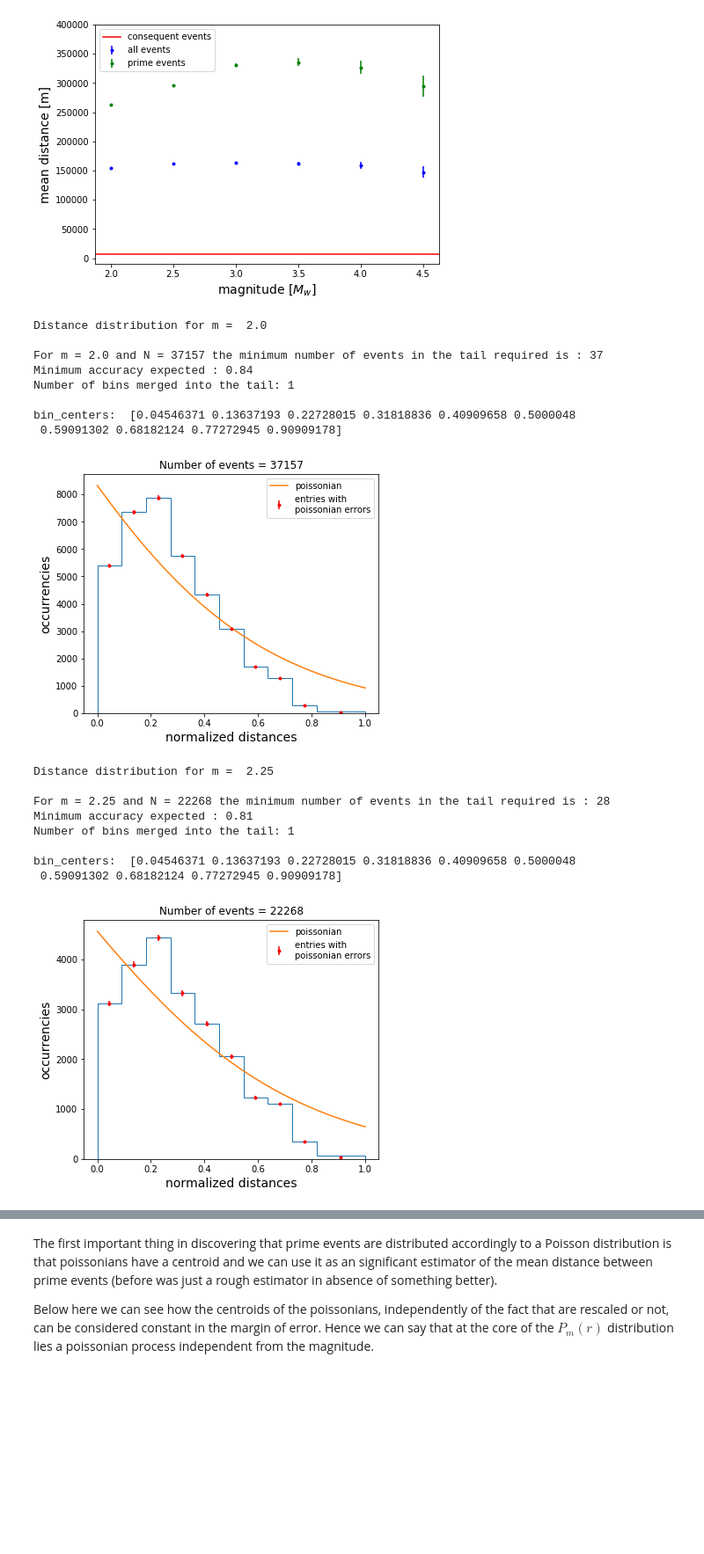
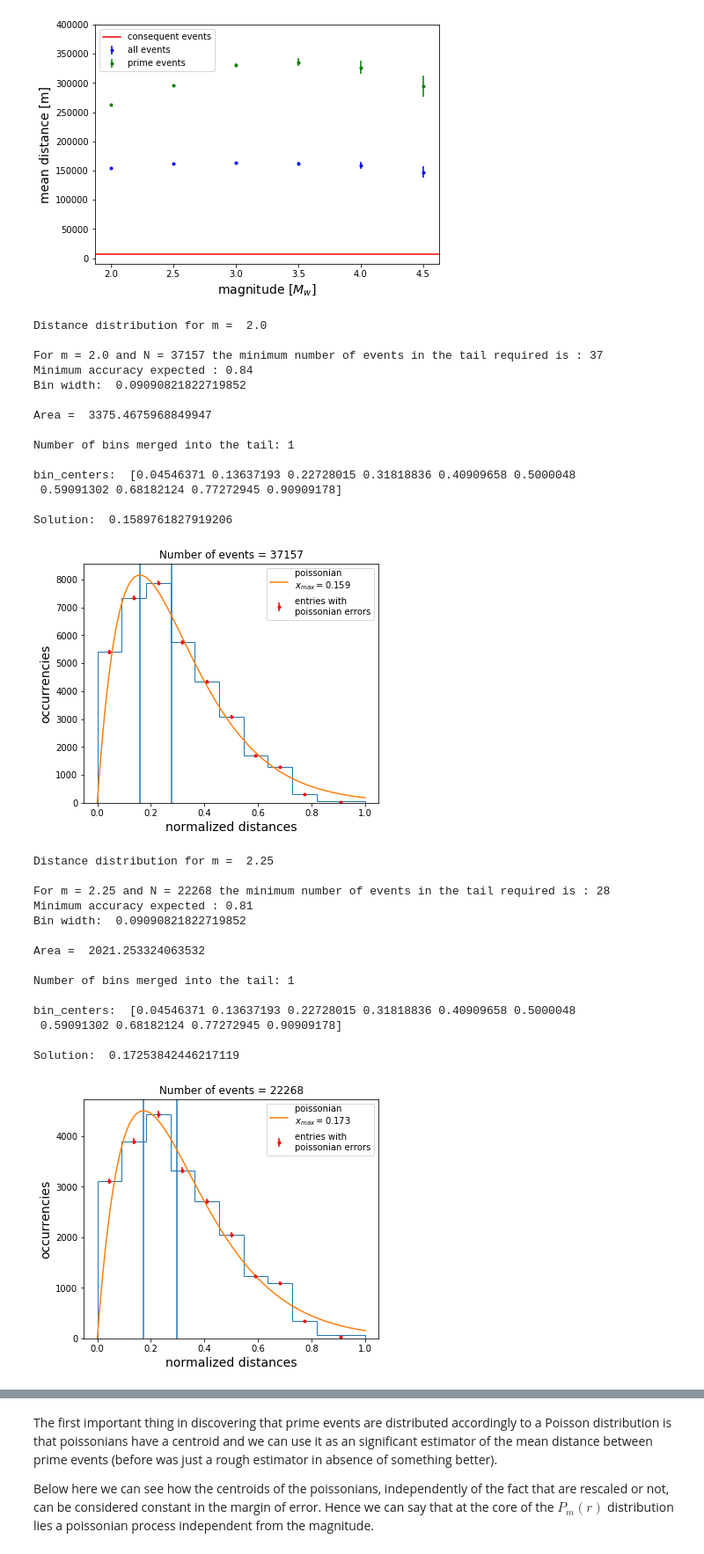
Before and after one commit to mango915/Earthquakes, a Jupyter notebook: nico.ipynb, the cells around one changed output, grey strips where cells are left out. Shown at 88% size. Cells and saved outputs as stored; diff of their text form; code cells hidden in the pictures; blank space fills up the shorter version.

```diff
--- a/nico.ipynb
+++ b/nico.ipynb
@@ -889,14 +920,22 @@ plt.show()
 # %% [output]
 Mean distance between consequent events: 7467 m
 [figure]
+# %%
+def poissonian3(x, A=1, l = 1):
+    from scipy.special import gamma
+    return A*np.float_power(l,x)/gamma(x)*np.exp(-l)
+
+def minus_poissonian3(x, A=1, l = 1):
+    from scipy.special import gamma
+    return -A*np.float_power(l,x)/gamma(x)*np.exp(-l)
 # %%
-def plot_Pm_r_poisson2(m, df):
+def plot_Pm_r_poisson(m, df):
     print('\nDistance distribution for m = ', m, '\n')
     dfm = df[df['magnitude'] > m]
     X = np.array(dfm[['x','y','z']])
     r = np.linalg.norm(X[1:]-X[:-1], axis = 1)
     r_norm = r/r.max()
-
+    #r.astype(int)
 
     # computing suitable sizes of bins
     original_bin_number, bins = select_bin_number_mod(r_norm, m=m, min_nbin = 10)
@@ -908,30 +947,36 @@ def plot_Pm_r_poisson2(m, df):
     n_tailed, bin_extremes, _  = ax1.hist(r_norm, bins = bins, histtype = 'step')
 
     bin_centers = (bin_extremes[:-1] + bin_extremes[1:])/2
-
+    delta_bin = bin_centers[1]-bin_centers[0]
+    print('Bin width: ', delta_bin, '\n')
     # rescaling the tail entries with the number of bins merged into the tail
     # -> it's not fair, the rescaling should depend on the distribution expected
     n = np.concatenate((n_tailed[:-1], n_tailed[-1:]/(original_bin_number+1-bin_number)))
 
+    area = n[:-1].sum()*delta_bin + n[-1]*delta_bin * (original_bin_number-bin_number)
+    print('Area = ', area, '\n')
     sigma_n = np.sqrt(n)
     ax1.errorbar(bin_centers, n, sigma_n, fmt = 'r.', label = 'entries with \npoissonian errors')
     ax1.set_xlabel('normalized distances', fontsize = 14)
     ax1.set_ylabel('occurrencies', fontsize = 14)
-    ax1.set_title('Number of events = {}'.format(len(r_norm)))
+    ax1.set_title('Number of events = {}'.format(len(r)))
 
     print('Number of bins merged into the tail: {}'.format(original_bin_number - bin_number), '\n')
 
     #params1, cov1 = optimize.curve_fit(poissonian, bin_centers, n, p0 = [n[0],0.3, 10])
-    params1, cov1 = optimize.curve_fit(poissonian2, bin_centers, n, p0 = [n.sum(),0.3, 10])
-    #[A,l] = params1
-    [A,l,x0] = params1
-    l_err = np.sqrt(np.diag(cov1)[1])
+    print('bin_centers: ', bin_centers, '\n')
+    params1, cov1 = optimize.curve_fit(poissonian3, bin_centers, n, p0 = [n[0], 0.3])
+    [A,l] = params1
 
+    solution = optimize.minimize_scalar(minus_poissonian3, args=(params1[0],params1[1],))
+    print('Solution: ', solution.x, '\n')
+    ax1.axvline(solution.x)
+    ax1.axvline(r.mean()/r.max())
     x_axis = np.linspace(bin_extremes[0], bin_extremes[-1],100)
-    #ax1.plot(x_axis, poissonian(x_axis,*params1), label = 'poissonian')
-    ax1.plot(x_axis, poissonian2(x_axis,*params1), label = 'poissonian \n $\lambda$ = %.2f \n $x_0 = %.2f$'%(l,x0))
+    ax1.plot(x_axis, poissonian3(x_axis,*params1), label = 'poissonian \n$x_{max} = %.3f $'%(solution.x))
+    #ax1.plot(x_axis, n.sum()*poissonian3(x_axis,*params1), label = 'poissonian \n $\lambda$ = %.2f \n $x_0 = %.2f$'%(l,x0))
     ax1.legend()
     plt.show()
     plt.close()
 
-    return A, l, l_err, r.max(), r.mean(), r.std()/np.sqrt(len(r))
+    return A, l, solution.x, r.max(), r.mean(), r.std()/np.sqrt(len(r))
@@ -987,38 +983,50 @@ def plot_Pm_r_poisson(m, df):
 # %%
 prime_df = df[df['prev_event'] == -1]
 # reduced the range of m to [2,4] due to insufficient samples for higher magnitudes
 pr_ms = np.linspace(2,4,9)
 
 pr_As_r = np.zeros(len(pr_ms))
 pr_ls_r = np.zeros(len(pr_ms))
-pr_ls_err = np.zeros(len(pr_ms))
+pr_x_peak = np.zeros(len(pr_ms))
 pr_r_max = np.zeros(len(pr_ms))
 pr_r_mean = np.zeros(len(pr_ms))
 pr_r_std = np.zeros(len(pr_ms))
 
 for i in range(len(pr_ms)):
     m = pr_ms[i]
-    #pr_As_r[i], pr_ls_r[i], pr_ls_err[i], pr_r_max[i], pr_r_mean[i], pr_r_std[i] = plot_Pm_r_poisson(m, prime_df)
-    plot_Pm_r_poisson(m, prime_df)
+    pr_As_r[i], pr_ls_r[i], pr_x_peak[i], pr_r_max[i], pr_r_mean[i], pr_r_std[i] = plot_Pm_r_poisson(m, prime_df)
+    #plot_Pm_r_poisson(m, prime_df)
 # %% [output]
 Distance distribution for m =  2.0
 
 For m = 2.0 and N = 37157 the minimum number of events in the tail required is : 37
 Minimum accuracy expected : 0.84
+Bin width:  0.09090821822719852
+
+Area =  3375.4675968849947
+
 Number of bins merged into the tail: 1
 
 bin_centers:  [0.04546371 0.13637193 0.22728015 0.31818836 0.40909658 0.5000048
  0.59091302 0.68182124 0.77272945 0.90909178]
+
+Solution:  0.1589761827919206
-[figure, old version]
+[figure, new version]
 Distance distribution for m =  2.25
 
 For m = 2.25 and N = 22268 the minimum number of events in the tail required is : 28
 Minimum accuracy expected : 0.81
+Bin width:  0.09090821822719852
+
+Area =  2021.253324063532
+
 Number of bins merged into the tail: 1
 
 bin_centers:  [0.04546371 0.13637193 0.22728015 0.31818836 0.40909658 0.5000048
  0.59091302 0.68182124 0.77272945 0.90909178]
+
+Solution:  0.17253842446217119
-[figure, old version]
+[figure, new version]
 Distance distribution for m =  2.5
 
 For m = 2.5 and N = 12482 the minimum number of events in the tail required is : 20
```
Also changed, not shown: parts of 8 cells of this notebook.
